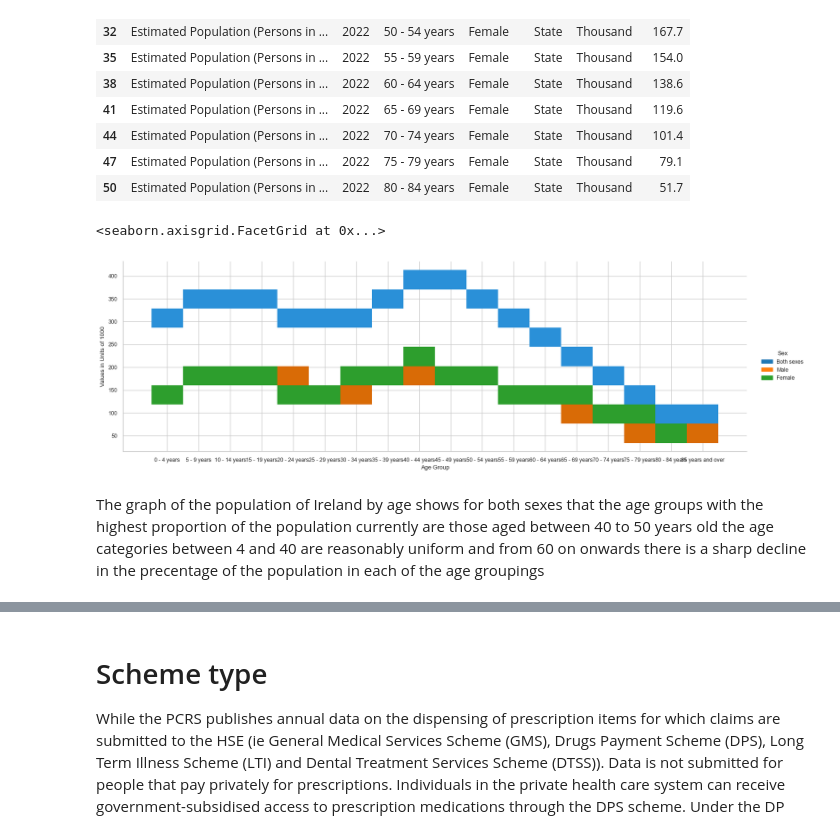
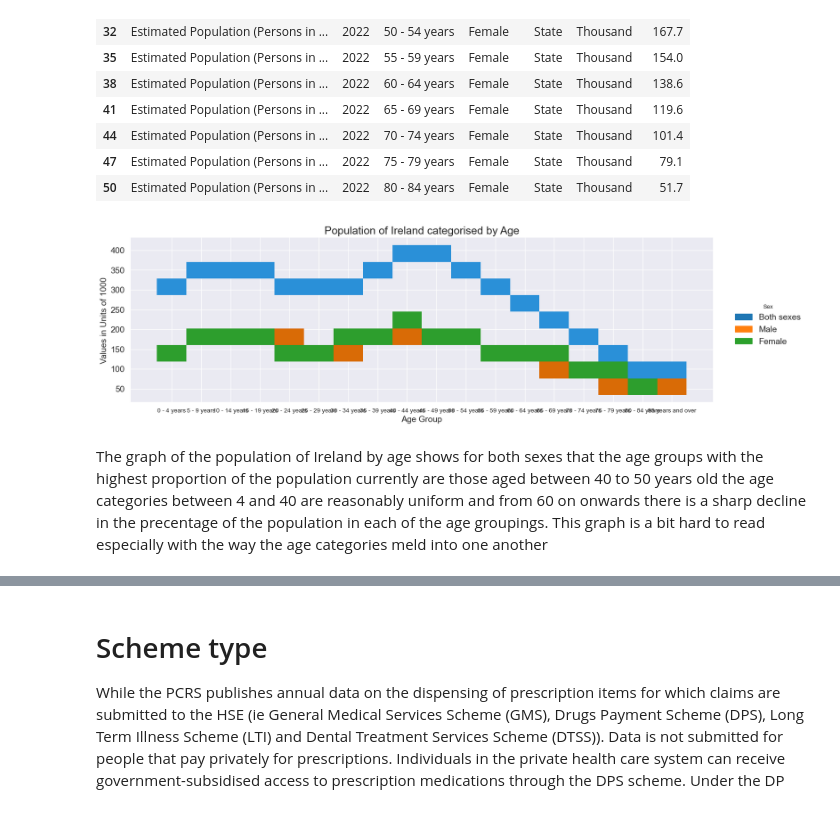
Before and after one commit to BridK02/PfDA-assignment, a Jupyter notebook: PfDA_Assignment.ipynb, the cells around one changed output, grey strips where cells are left out. Cells and saved outputs as stored; diff of their text form; code cells hidden in the pictures.

```diff
--- a/PfDA_Assignment.ipynb
+++ b/PfDA_Assignment.ipynb
@@ -325,13 +330,21 @@ femaledf
 # %%
 #get rid of accumulated data in the first df (last 3 rows)
 df = df.iloc[0:53]
 #using seaborn to visualise the distribution of the population across the age categories [4](https://seaborn.pydata.org/tutorial/distributions.html)
+sns.set_style('darkgrid') # darkgrid, white grid, dark, white and ticks
+#sns.set_context("notebook", font_scale=0.8, rc={"lines.linewidth": 1.5})
+g = sns.displot(df, x="Age Group", y="VALUE", hue="Sex",height=5, aspect=3.0)
+g.set(xlabel="Age Group", ylabel="Values in Units of 1000")
+plt.title('Population of Ireland categorised by Age')
 
-sns.set_context("notebook", font_scale=0.8, rc={"lines.linewidth": 1.5})
-g = sns.displot(df, y="VALUE", x="Age Group", hue="Sex",height=5, aspect=3.0)
-g.set(xlabel="Age Group", ylabel="Values in Units of 1000")
+plt.rc('axes', titlesize=18)     # fontsize of the axes title
+plt.rc('axes', labelsize=14)    # fontsize of the x and y labels
+plt.rc('xtick', labelsize=10)    # fontsize of the tick labels
+plt.rc('ytick', labelsize=14)    # fontsize of the tick labels
+plt.rc('legend', fontsize=14)    # legend fontsize
+plt.rc('font', size=24)          # controls default text sizes
+plt.show()
 # %% [output]
-<seaborn.axisgrid.FacetGrid at 0x...>
-[figure, old version]
+[figure, new version]
 # %% [markdown]
-The graph of the population of Ireland by age shows for both sexes that the age groups with the highest proportion of the population currently are those aged between 40 to 50 years old the age categories between 4 and 40 are reasonably uniform and from 60 on onwards there is a sharp decline in the precentage of the population in each of the age groupings
+The graph of the population of Ireland by age shows for both sexes that the age groups with the highest proportion of the population currently are those aged between 40 to 50 years old the age categories between 4 and 40 are reasonably uniform and from 60 on onwards there is a sharp decline in the precentage of the population in each of the age groupings. This graph is a bit hard to read especially with the way the age categories meld into one another
```
Also changed, not shown: parts of 10 cells of this notebook.
